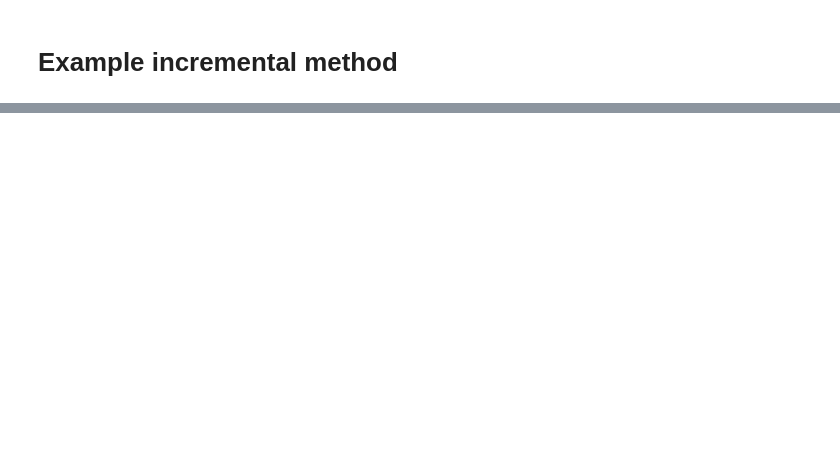
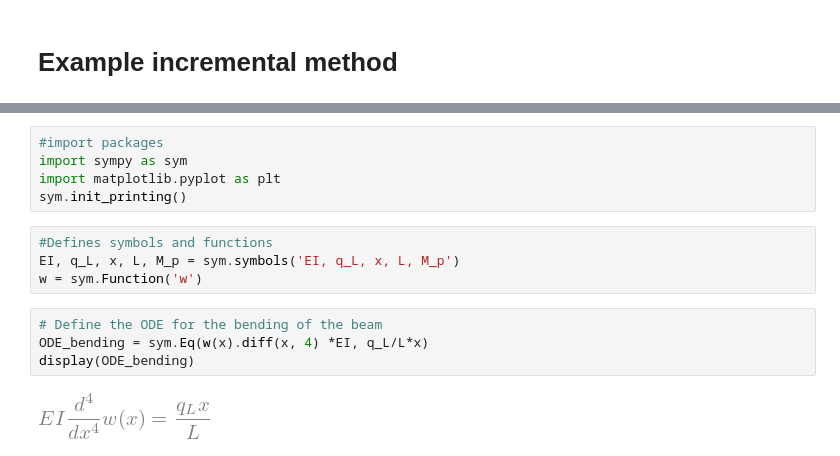
Before and after one commit to TeachBooks/Structural-Mechanics-4, a Jupyter notebook: book/advanced_structural_mechanics/Example_2_lecture_3_plasticity.ipynb, the cells around one changed output, grey strips where cells are left out. Drawn from its saved outputs; the diff is of its cells as text; blank space fills up the shorter version.

```diff
--- a/book/advanced_structural_mechanics/Example_2_lecture_3_plasticity.ipynb
+++ b/book/advanced_structural_mechanics/Example_2_lecture_3_plasticity.ipynb
@@ -126,0 +7,15 @@ plt.gca().spines['left'].set_position('zero')
+# %%
+#import packages
+import sympy as sym
+import matplotlib.pyplot as plt
+sym.init_printing()
+# %%
+#Defines symbols and functions
+EI, q_L, x, L, M_p = sym.symbols('EI, q_L, x, L, M_p')
+w = sym.Function('w')
+# %%
+# Define the ODE for the bending of the beam
+ODE_bending = sym.Eq(w(x).diff(x, 4) *EI, q_L/L*x)
+display(ODE_bending)
+# %% [output]
+[figure, added]
```
Also changed, not shown: parts of 50 cells of this notebook, 5 other files.
